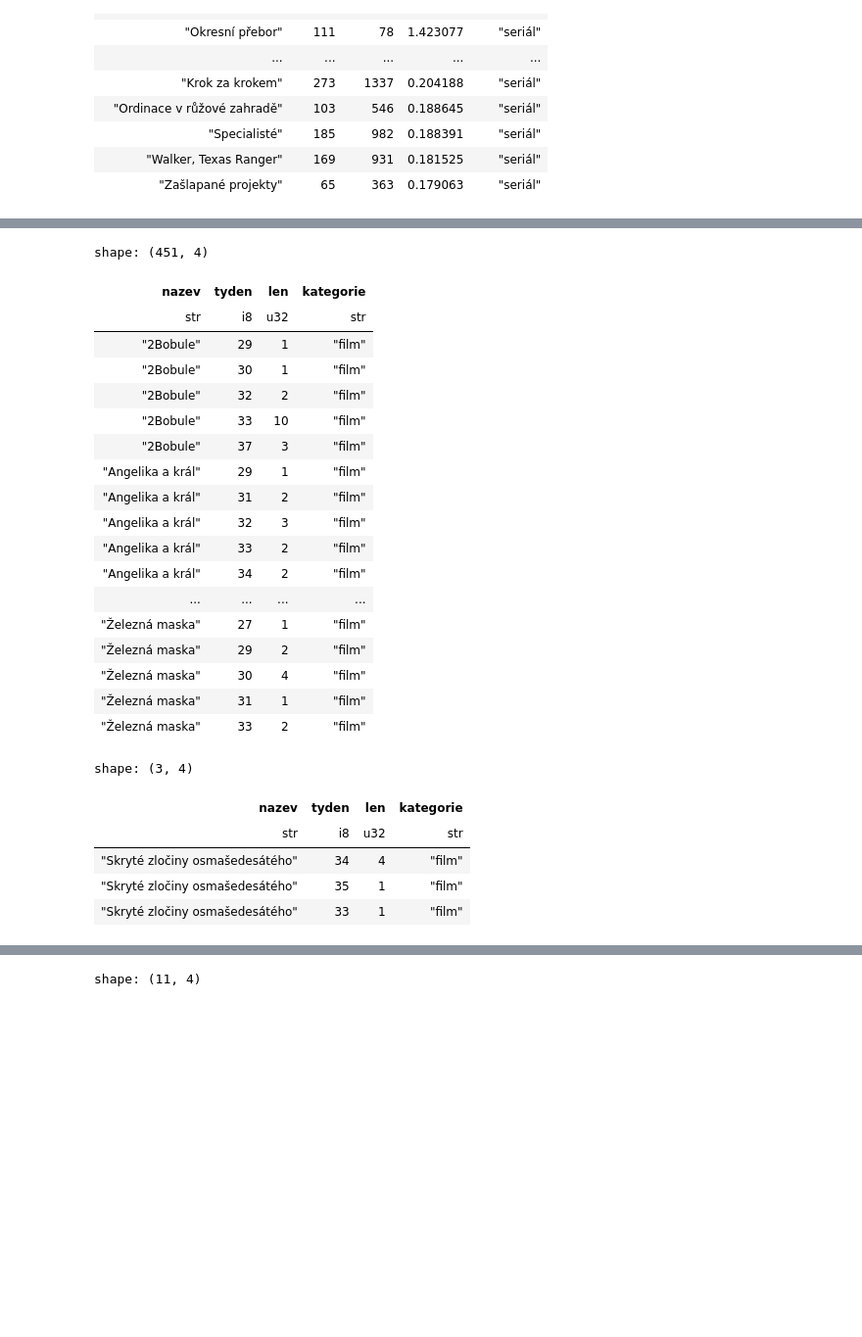
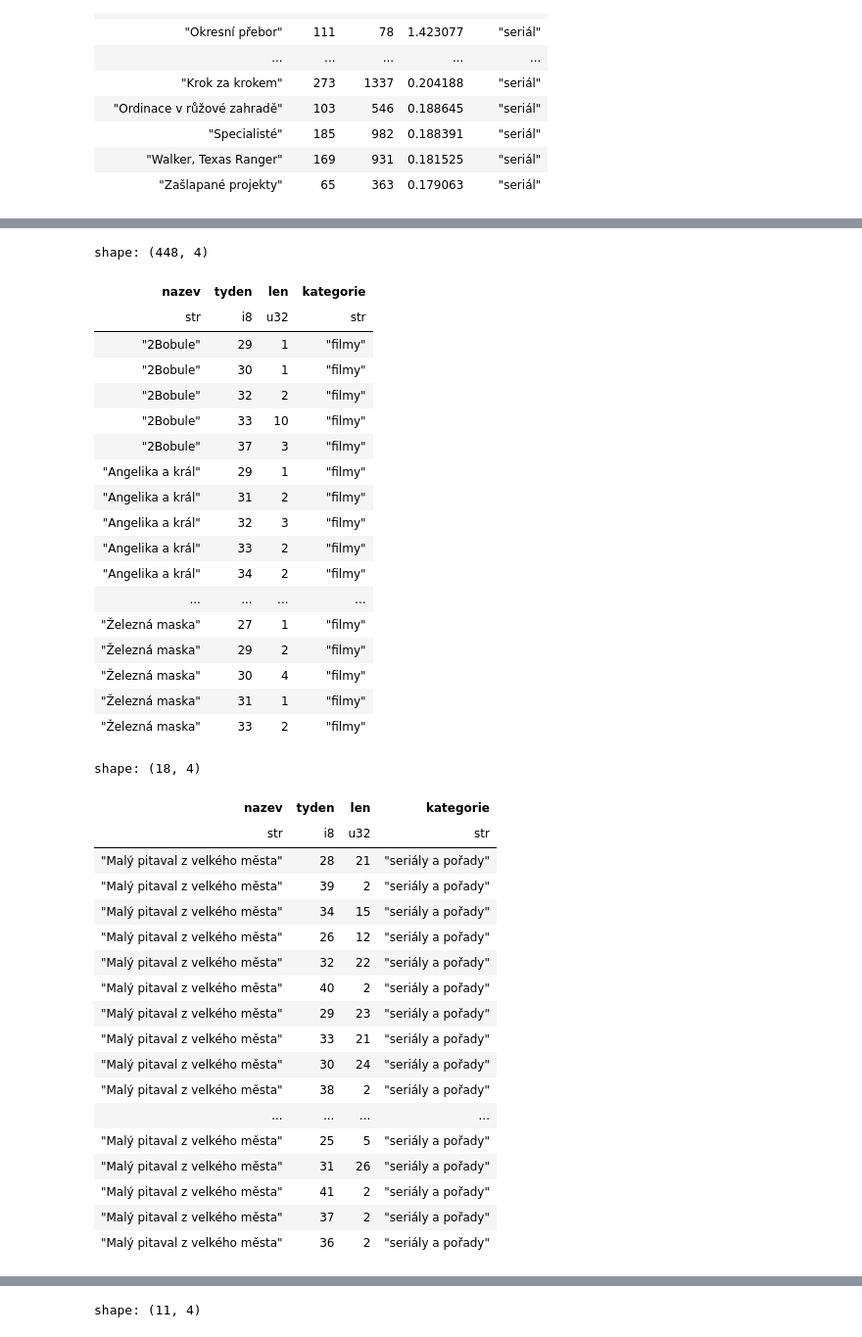
Before and after one commit to DataRozhlas/televizni-programy, a Jupyter notebook: 104_leto.ipynb, the cells around one changed output, grey strips where cells are left out. Shown: that part at 98% size. Drawn from its saved outputs; the diff is of its cells as text; code cells hidden in the pictures; blank space fills up the shorter version.

```diff
--- a/104_leto.ipynb
+++ b/104_leto.ipynb
@@ -178,7 +178,8 @@ nechceme = [
     "Uvolněte se, prosím",
     "Vinaři",
     "Kameňák",
-    "Etiketa"
+    "Etiketa",
+    "Za oponou"
 ]
 # %%
 filmy = kategorie.filter(pl.col('kategorie') == 'film').filter(~pl.col('nazev').is_in(nechceme)).select(pl.col('nazev')).to_series().to_list()
@@ -324,38 +325,59 @@ graf = df.filter(
     ['nazev','tyden']
 ).len().join(
     kategorie, on="nazev", how="left"
+).with_columns(
+    pl.when(
+        (pl.col('nazev') == 'Skryté zločiny osmašedesátého') | (pl.col('nazev') == 'Jsou hvězdy, které nehasnou')
+    ).then(pl.lit("serial")).otherwise(pl.col("kategorie")).alias("kategorie")
+).with_columns(
+    pl.col('kategorie').replace_strict(
+        {'film':'filmy','serial':'seriály a pořady'}
+    )
 )
 
 graf.sort(by=['nazev','tyden'])
 # %% [output]
-shape: (451, 4)
+shape: (448, 4)
 | nazev | tyden | len | kategorie |
 | str | i8 | u32 | str |
-| "2Bobule" | 29 | 1 | "film" |
-| "2Bobule" | 30 | 1 | "film" |
-| "2Bobule" | 32 | 2 | "film" |
-| "2Bobule" | 33 | 10 | "film" |
-| "2Bobule" | 37 | 3 | "film" |
-| "Angelika a král" | 29 | 1 | "film" |
-| "Angelika a král" | 31 | 2 | "film" |
-| "Angelika a král" | 32 | 3 | "film" |
-| "Angelika a král" | 33 | 2 | "film" |
-| "Angelika a král" | 34 | 2 | "film" |
+| "2Bobule" | 29 | 1 | "filmy" |
+| "2Bobule" | 30 | 1 | "filmy" |
+| "2Bobule" | 32 | 2 | "filmy" |
+| "2Bobule" | 33 | 10 | "filmy" |
+| "2Bobule" | 37 | 3 | "filmy" |
+| "Angelika a král" | 29 | 1 | "filmy" |
+| "Angelika a král" | 31 | 2 | "filmy" |
+| "Angelika a král" | 32 | 3 | "filmy" |
+| "Angelika a král" | 33 | 2 | "filmy" |
+| "Angelika a král" | 34 | 2 | "filmy" |
 | ... | ... | ... | ... |
-| "Železná maska" | 27 | 1 | "film" |
-| "Železná maska" | 29 | 2 | "film" |
-| "Železná maska" | 30 | 4 | "film" |
-| "Železná maska" | 31 | 1 | "film" |
-| "Železná maska" | 33 | 2 | "film" |
+| "Železná maska" | 27 | 1 | "filmy" |
+| "Železná maska" | 29 | 2 | "filmy" |
+| "Železná maska" | 30 | 4 | "filmy" |
+| "Železná maska" | 31 | 1 | "filmy" |
+| "Železná maska" | 33 | 2 | "filmy" |
 # %%
-graf.filter(pl.col("nazev").str.contains("Skryté zlo"))
+graf.filter(pl.col("nazev").str.contains("Malý pitaval"))
 # %% [output]
-shape: (3, 4)
+shape: (18, 4)
 | nazev | tyden | len | kategorie |
 | str | i8 | u32 | str |
-| "Skryté zločiny osmašedesátého" | 34 | 4 | "film" |
-| "Skryté zločiny osmašedesátého" | 35 | 1 | "film" |
-| "Skryté zločiny osmašedesátého" | 33 | 1 | "film" |
+| "Malý pitaval z velkého města" | 28 | 21 | "seriály a pořady" |
+| "Malý pitaval z velkého města" | 39 | 2 | "seriály a pořady" |
+| "Malý pitaval z velkého města" | 34 | 15 | "seriály a pořady" |
+| "Malý pitaval z velkého města" | 26 | 12 | "seriály a pořady" |
+| "Malý pitaval z velkého města" | 32 | 22 | "seriály a pořady" |
+| "Malý pitaval z velkého města" | 40 | 2 | "seriály a pořady" |
+| "Malý pitaval z velkého města" | 29 | 23 | "seriály a pořady" |
+| "Malý pitaval z velkého města" | 33 | 21 | "seriály a pořady" |
+| "Malý pitaval z velkého města" | 30 | 24 | "seriály a pořady" |
+| "Malý pitaval z velkého města" | 38 | 2 | "seriály a pořady" |
+| ... | ... | ... | ... |
+| "Malý pitaval z velkého města" | 25 | 5 | "seriály a pořady" |
+| "Malý pitaval z velkého města" | 31 | 26 | "seriály a pořady" |
+| "Malý pitaval z velkého města" | 41 | 2 | "seriály a pořady" |
+| "Malý pitaval z velkého města" | 37 | 2 | "seriály a pořady" |
+| "Malý pitaval z velkého města" | 36 | 2 | "seriály a pořady" |
 # %%
 len(vyber_strojovy)
 # %% [output]
```
Also changed, not shown: parts of 22 cells of this notebook, 3 other files.
